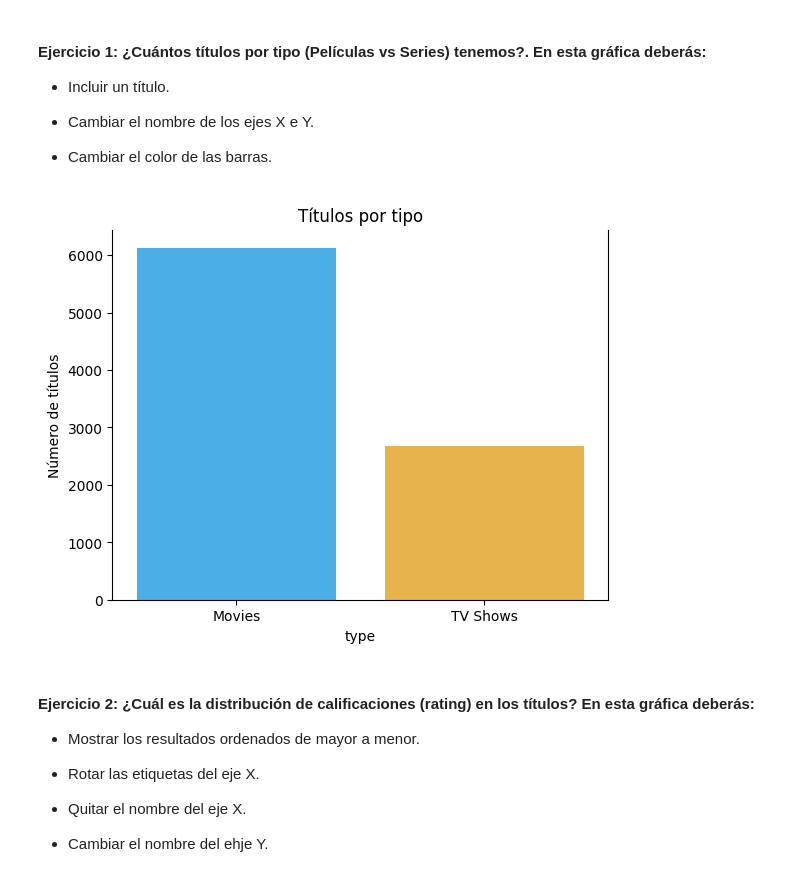
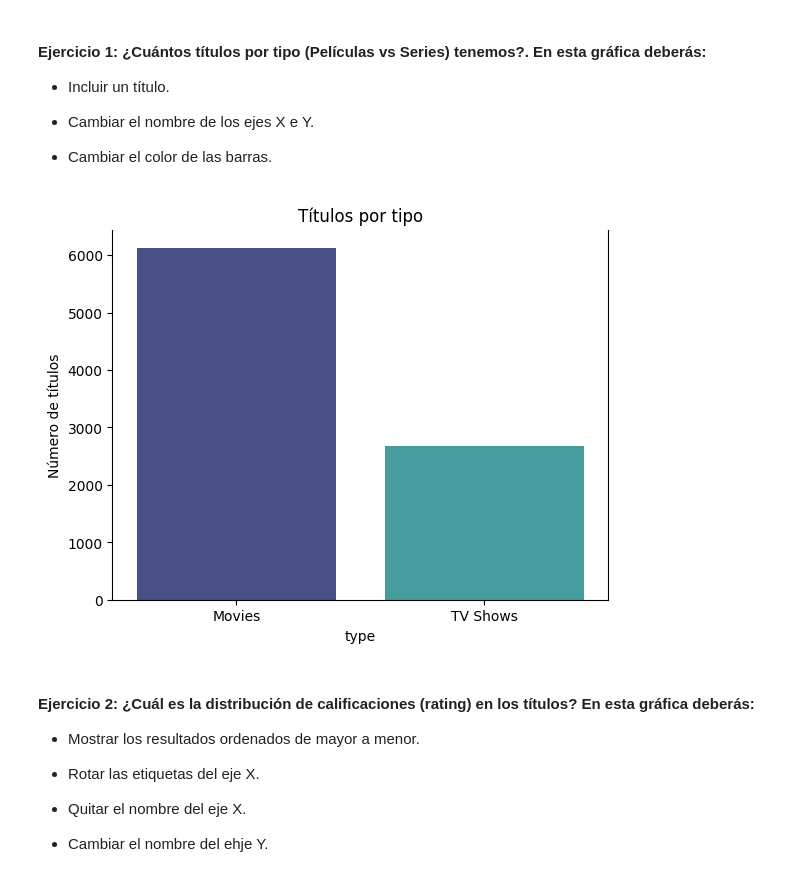
Before and after one commit to davfranco1/laboratorio-modulo2-leccion04-visualizacion, a Jupyter notebook: laboratorio-modulo2-leccion04-visualizacion.ipynb, the cells around one changed output. Saved outputs shown, nothing was run; the diff lists cells and outputs as text; code cells hidden in the pictures.

```diff
--- a/laboratorio-modulo2-leccion04-visualizacion.ipynb
+++ b/laboratorio-modulo2-leccion04-visualizacion.ipynb
@@ -44,25 +44,18 @@ df.head(1)
 
 - Cambiar el color de las barras.
 # %%
-
 sns.countplot(x = "type",
               data = df,
-              palette=["#33B5FF", "#FFBB33"],
+              palette= "mako",
               hue = "type")
 
 
-# eliminar el eje de arriba de la gráfica
 plt.gca().spines["top"].set_visible(False)
-
-# cambiar el nombre del eje y
 plt.ylabel("Número de títulos")
-
-# cambiar nombre etiquetas eje y
 plt.xticks(ticks = [0,1], labels = ["Movies", "TV Shows"])
-
 plt.title("Títulos por tipo");
 # %% [output]
-[figure, old version]
+[figure, new version]
 # %% [markdown]
 #### Ejercicio 2: ¿Cuál es la distribución de calificaciones (rating) en los títulos? En esta gráfica deberás:
 
```
Also changed, not shown: parts of 7 cells of this notebook, 1 other file.
